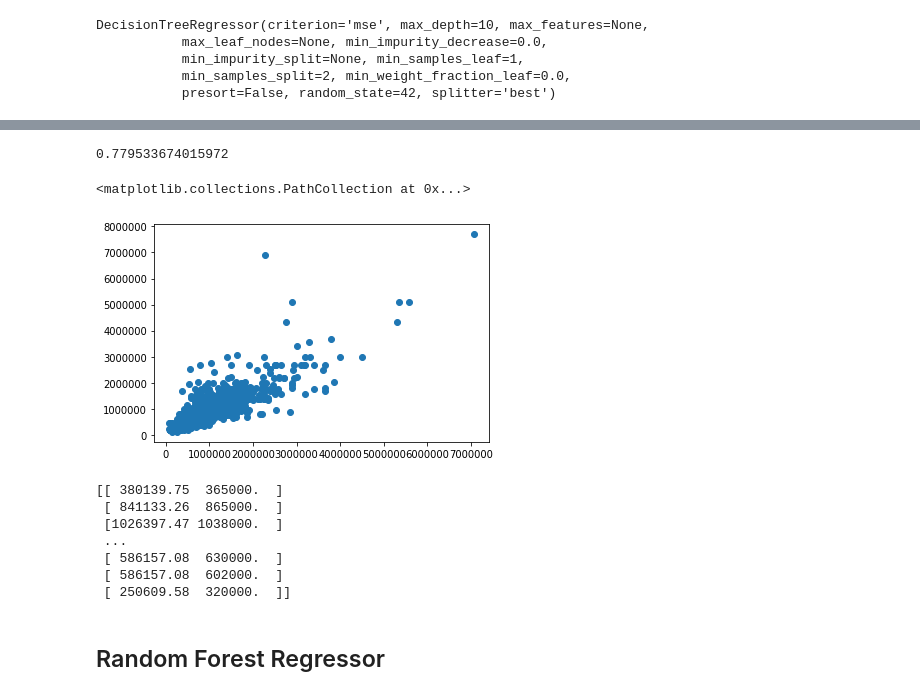
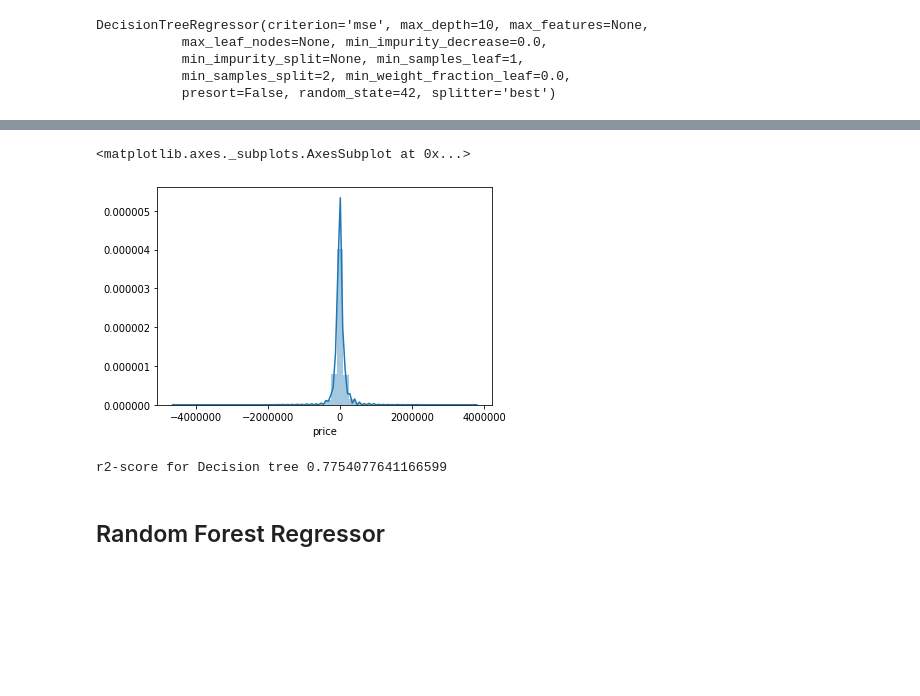
Before and after one commit to Nikitha-nsu/LinearModel_Houseprice, a Jupyter notebook: King_County.ipynb, the cells around one changed output, grey strips where cells are left out. Cells and saved outputs as stored; diff of their text form; code cells hidden in the pictures; blank space fills up the shorter version.

```diff
--- a/King_County.ipynb
+++ b/King_County.ipynb
@@ -186,27 +332,14 @@ dtree_pred = model.predict(X_test)
+# %%
+# Verifying difference in results betweem Actual price and Predicted price
+sns.distplot(y_test-dtree2,bins=50,axlabel= 'price')
+# %% [output]
+<matplotlib.axes._subplots.AxesSubplot at 0x...>
+[figure, added]
 # %%
 #check r2score
-dtree_r2 = metrics.r2_score(y_test,dtree_pred)
-dtree_r2
+print('r2-score for Decision tree',metrics.r2_score(y_test,dtree2))
 # %% [output]
-0.779533674015972
+r2-score for Decision tree 0.7754077641166599
-# %%
-plt.scatter(y_test,dtree_pred)
-# %% [output]
-<matplotlib.collections.PathCollection at 0x...>
-[figure, removed]
-# %%
-prediction = lm.predict(X_test) #Prediction test set results
-np.set_printoptions(precision=2) #Print values rounded upto two decimals
-print(np.concatenate((dtree_pred.reshape(len(dtree_pred),1),y_test.reshape(len(y_test),1)),1))
-# Comparing actual results and predicted results as two columns
-# %% [output]
-[[ 380139.75  365000.  ]
- [ 841133.26  865000.  ]
- [1026397.47 1038000.  ]
- ...
- [ 586157.08  630000.  ]
- [ 586157.08  602000.  ]
- [ 250609.58  320000.  ]]
 # %% [markdown]
 ## Random Forest Regressor
 # %%
```
Also changed, not shown: parts of 47 cells of this notebook.
